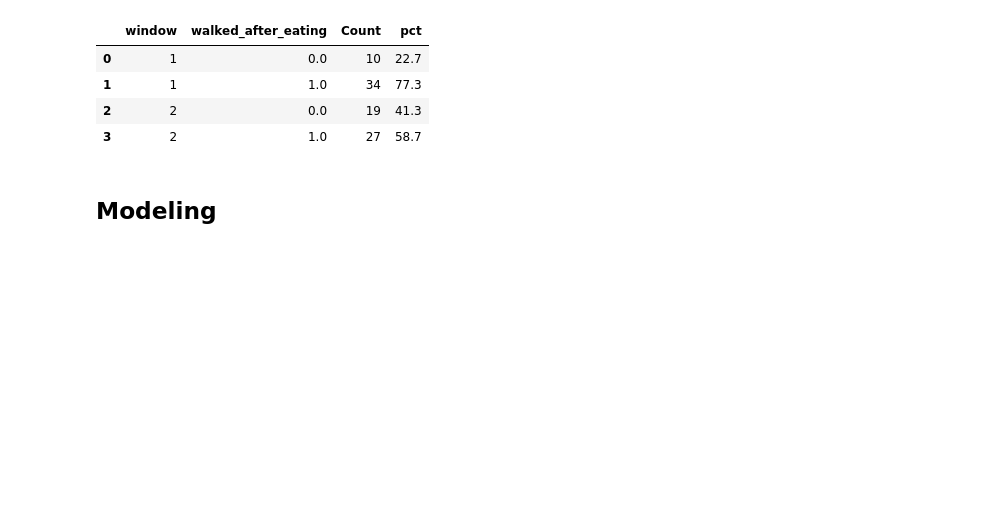
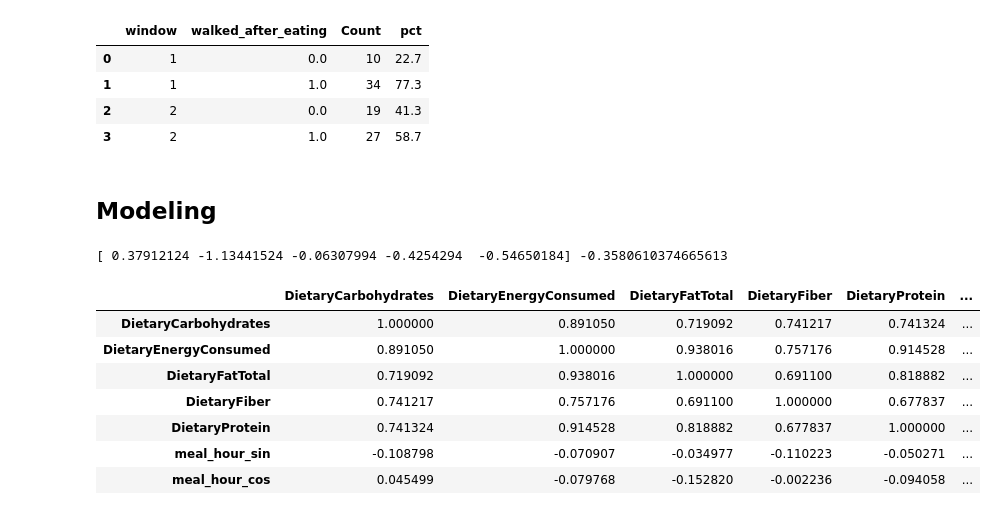
Before and after one commit to kayc26/cgm_insights, a Jupyter notebook: src/model.ipynb, the cells around one changed output. Saved outputs shown, nothing was run; the diff lists cells and outputs as text; code cells hidden in the pictures; blank space fills up the shorter version.

```diff
--- a/src/model.ipynb
+++ b/src/model.ipynb
@@ -178,3 +172,30 @@ grouped
 | 3 | 2 | 1.0 | 27 | 58.7 |
 # %% [markdown]
 ## Modeling
+# %%
+from sklearn.linear_model import LinearRegression
+from sklearn.model_selection import cross_val_score
+
+features = ['DietaryCarbohydrates', 'DietaryEnergyConsumed', 'DietaryFatTotal', 'DietaryFiber', 'DietaryProtein',
+            'meal_hour_sin', 'meal_hour_cos']
+# features = ['DietaryCarbohydrates', 'meal_hour_sin', 'meal_hour_cos', 'walked_after_eating']
+
+X = meal_dataset[features]
+y = meal_dataset['peak_rise']
+
+model = LinearRegression()
+scores = cross_val_score(model, X, y, cv=5, scoring='r2')
+print(scores, scores.mean())
+# %% [output]
+[ 0.37912124 -1.13441524 -0.06307994 -0.4254294  -0.54650184] -0.3580610374665613
+# %%
+meal_dataset[features].corr()
+# %% [output]
+|  | DietaryCarbohydrates | DietaryEnergyConsumed | DietaryFatTotal | DietaryFiber | DietaryProtein | ... |
+| DietaryCarbohydrates | 1.000000 | 0.891050 | 0.719092 | 0.741217 | 0.741324 | ... |
+| DietaryEnergyConsumed | 0.891050 | 1.000000 | 0.938016 | 0.757176 | 0.914528 | ... |
+| DietaryFatTotal | 0.719092 | 0.938016 | 1.000000 | 0.691100 | 0.818882 | ... |
+| DietaryFiber | 0.741217 | 0.757176 | 0.691100 | 1.000000 | 0.677837 | ... |
+| DietaryProtein | 0.741324 | 0.914528 | 0.818882 | 0.677837 | 1.000000 | ... |
+| meal_hour_sin | -0.108798 | -0.070907 | -0.034977 | -0.110223 | -0.050271 | ... |
+| meal_hour_cos | 0.045499 | -0.079768 | -0.152820 | -0.002236 | -0.094058 | ... |
```
Also changed, not shown: parts of 8 cells of this notebook, 2 other files.
